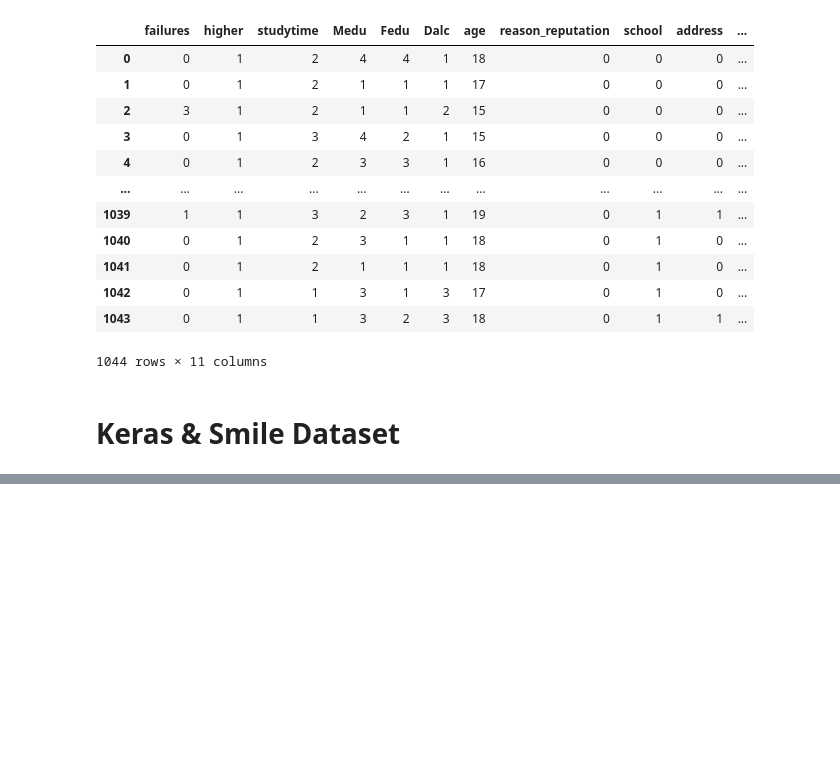
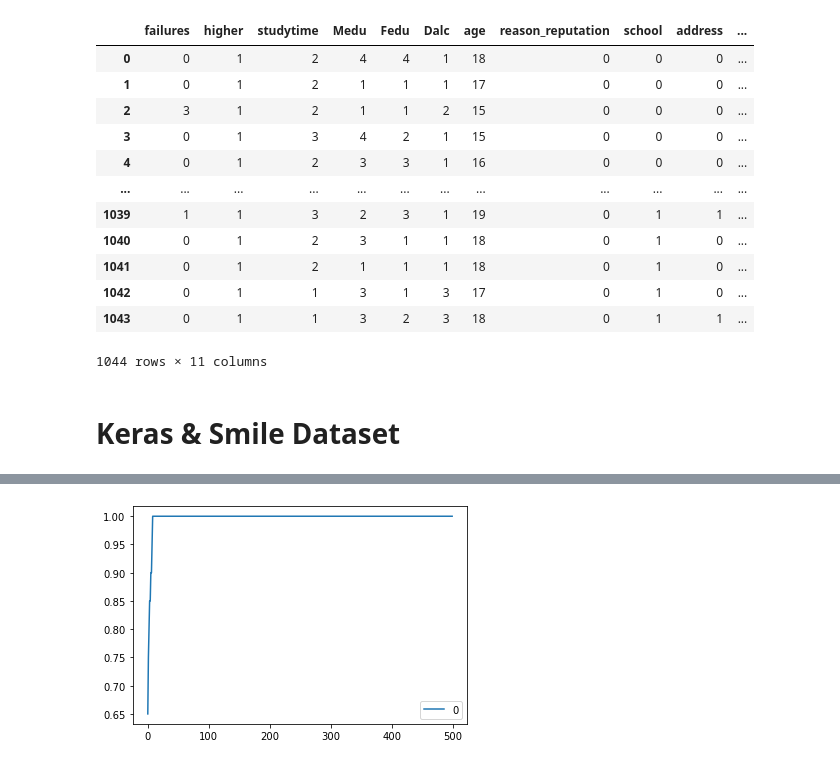
Before and after one commit to DuplexCard/F20DL-Natalia-G4, a Jupyter notebook: lab10.ipynb, the cells around one changed output, grey strips where cells are left out. Cells and saved outputs as stored; diff of their text form; code cells hidden in the pictures; blank space fills up the shorter version.

```diff
--- a/lab10.ipynb
+++ b/lab10.ipynb
@@ -104,0 +118,29 @@ table = pd.concat([table, data], ignore_index=True)
+# %%
+model = keras.models.Sequential([
+    keras.layers.Flatten(input_shape=[9, 9]),
+    keras.layers.Dense(25, activation="relu"),
+    keras.layers.Dense(1, activation="sigmoid")
+])
+
+model.compile(loss="binary_crossentropy",
+              optimizer="adam",
+              metrics=["accuracy",
+                       tf.keras.metrics.TruePositives(),
+                       tf.keras.metrics.TrueNegatives(),
+                       tf.keras.metrics.FalsePositives(),
+                       tf.keras.metrics.FalseNegatives(),
+                       tf.keras.metrics.Precision(),
+                       tf.keras.metrics.Recall(),
+                       tf.keras.metrics.SpecificityAtSensitivity(0.5),
+                       tf.keras.metrics.AUC()])
+
+history = model.fit(X_train, y_train, validation_split=0.2, epochs=500, verbose=0,)
+pd.DataFrame(history.history["val_accuracy"]).plot()
+
+loss, accuracy, TP, TN, FP, FN, Precision, Recall, SpecificityAtSensitivity, area_under = model.evaluate(X_test, y_test)
+
+
+data = pd.DataFrame([["TF", 2, "Adam", loss, accuracy, TP, TN, FP, FN, Precision, Recall, SpecificityAtSensitivity, area_under, 0.2]],
+                    columns=["Model", "Layers", "LossFn", "Loss", "Accuracy","TP", "TN", "FP", "FN", "Precision", "Recall", "SpecificityAtSensitivity", "AUC", "split"])
+table = pd.concat([table, data], ignore_index=True)
+# %% [output]
@@ -104,0 +148 @@ table = pd.concat([table, data], ignore_index=True)
+[figure, added]
```
Also changed, not shown: parts of 5 cells of this notebook.
